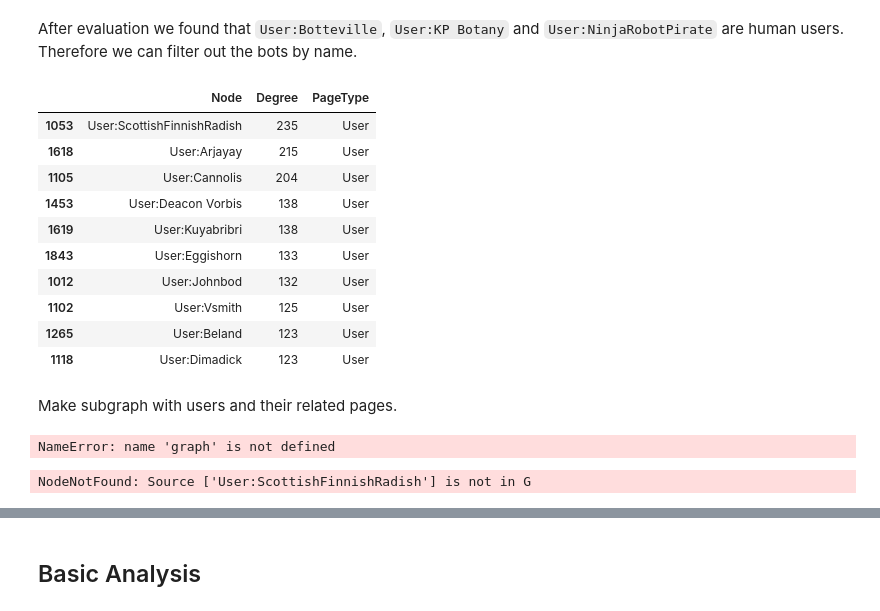
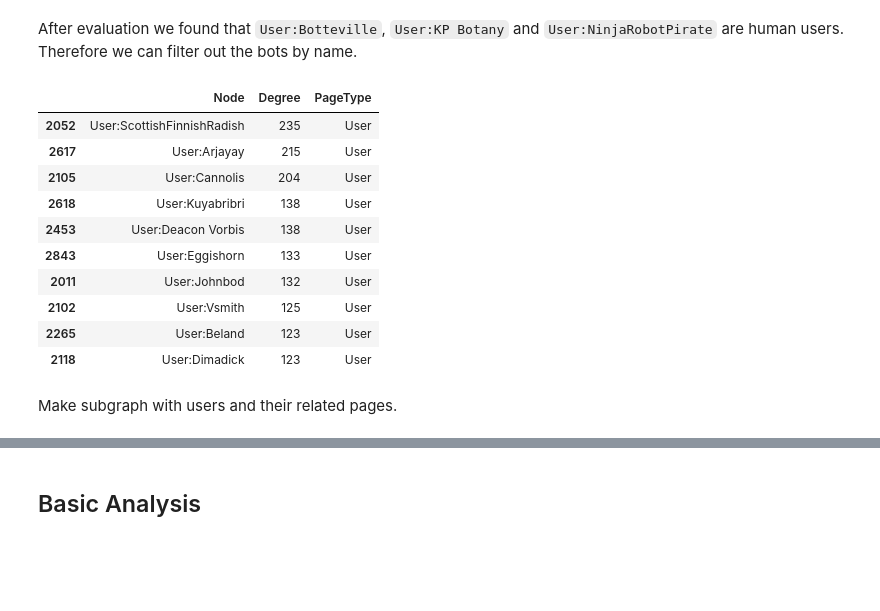
Before and after one commit to andste97/socialgraphs2023f-project, a Jupyter notebook: project/Project_draft.ipynb, the cells around one changed output, grey strips where cells are left out. Cells and saved outputs as stored; diff of their text form; code cells hidden in the pictures; blank space fills up the shorter version.

```diff
--- a/project/Project_draft.ipynb
+++ b/project/Project_draft.ipynb
@@ -137,36 +130,29 @@ After evaluation we found that `User:Botteville`, `User:KP Botany` and `User:Nin
 # %%
 bot_names = ["User:Community Tech bot", "User:PrimeBOT", "User:InternetArchiveBot", "User:AnomieBOT", "User:RMCD bot", "User:Cyberbot II", "User:CommonsNotificationBot",
 "User:LinkBot", "User:FairuseBot", "User:BetacommandBot", "User:Legobot", "User:DumZiBoT"]
 
 human_users = users[~users["Node"].isin(bot_names)]
-
-top_10_human_df = human_users.sort_values(["Degree"], ascending=False).head(10)
-top_10_human_df
+n = 10
+top_n_human_df = human_users.sort_values(["Degree"], ascending=False).head(n)
+top_n_human_df
 # %% [output]
 |  | Node | Degree | PageType |
-| 1053 | User:ScottishFinnishRadish | 235 | User |
-| 1618 | User:Arjayay | 215 | User |
-| 1105 | User:Cannolis | 204 | User |
-| 1453 | User:Deacon Vorbis | 138 | User |
-| 1619 | User:Kuyabribri | 138 | User |
-| 1843 | User:Eggishorn | 133 | User |
-| 1012 | User:Johnbod | 132 | User |
-| 1102 | User:Vsmith | 125 | User |
-| 1265 | User:Beland | 123 | User |
-| 1118 | User:Dimadick | 123 | User |
+| 2052 | User:ScottishFinnishRadish | 235 | User |
+| 2617 | User:Arjayay | 215 | User |
+| 2105 | User:Cannolis | 204 | User |
+| 2618 | User:Kuyabribri | 138 | User |
+| 2453 | User:Deacon Vorbis | 138 | User |
+| 2843 | User:Eggishorn | 133 | User |
+| 2011 | User:Johnbod | 132 | User |
+| 2102 | User:Vsmith | 125 | User |
+| 2265 | User:Beland | 123 | User |
+| 2118 | User:Dimadick | 123 | User |
 # %% [markdown]
 Make subgraph with users and their related pages.
-# %%
-graph.nodes
-# %% [output]
-NameError: name 'graph' is not defined
 # %%
-top_10_human_names = top_10_human_df.Node.values
-top_users_graph = nx.ego_graph(graph, ["User:ScottishFinnishRadish"], radius=1)
+top_n_human_names = top_n_human_df.Node.values
+top_users_graph = graph.subgraph(sum([list(graph.neighbors(node)) + [node] for node in top_n_human_names], []))
+pages = [node for node in top_users_graph.nodes if node not in top_n_human_names]
 
 node_colors = [color_talk if node[1]["page_class"] == "talk" else color_user for node in top_users_graph.nodes(data=True)]
 node_sizes = [rsubgraph.degree(node) for node in top_users_graph.nodes]
-
-nx.draw(top_users_graph, with_labels=True, font_weight='light', font_size=5, node_size=node_sizes, width=.1, edge_color="#555555", arrowsize=2, node_color=node_colors)
-# %% [output]
-NodeNotFound: Source ['User:ScottishFinnishRadish'] is not in G
```
Also changed, not shown: parts of 9 cells of this notebook.
